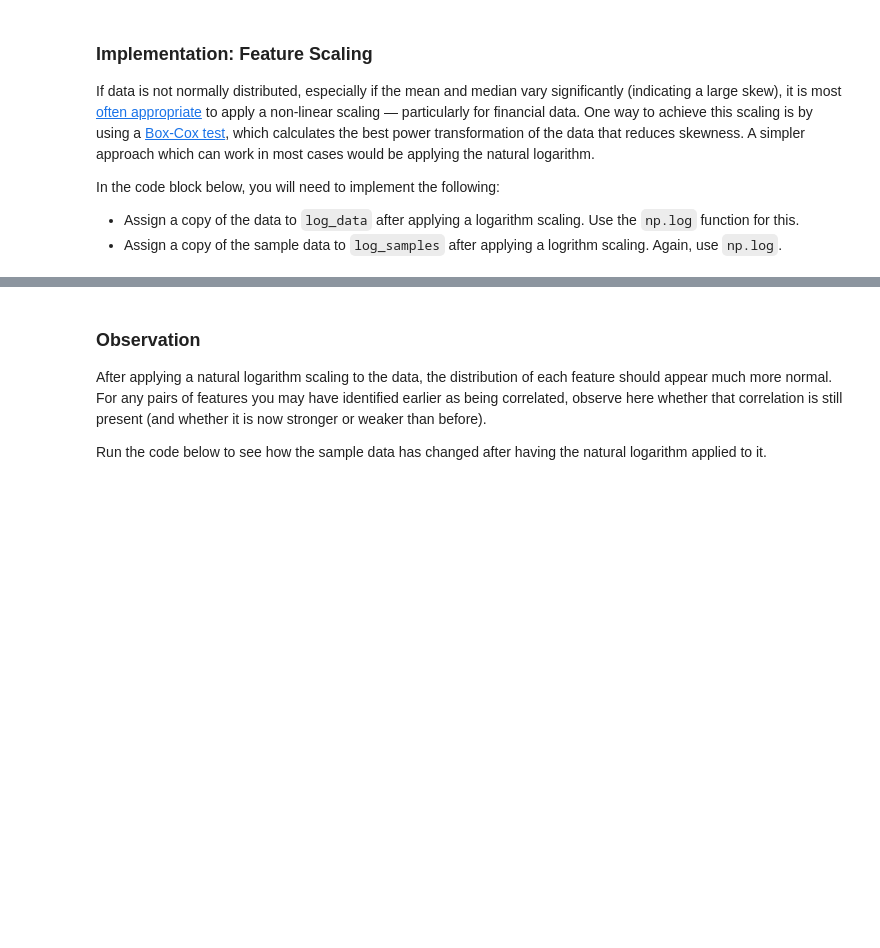
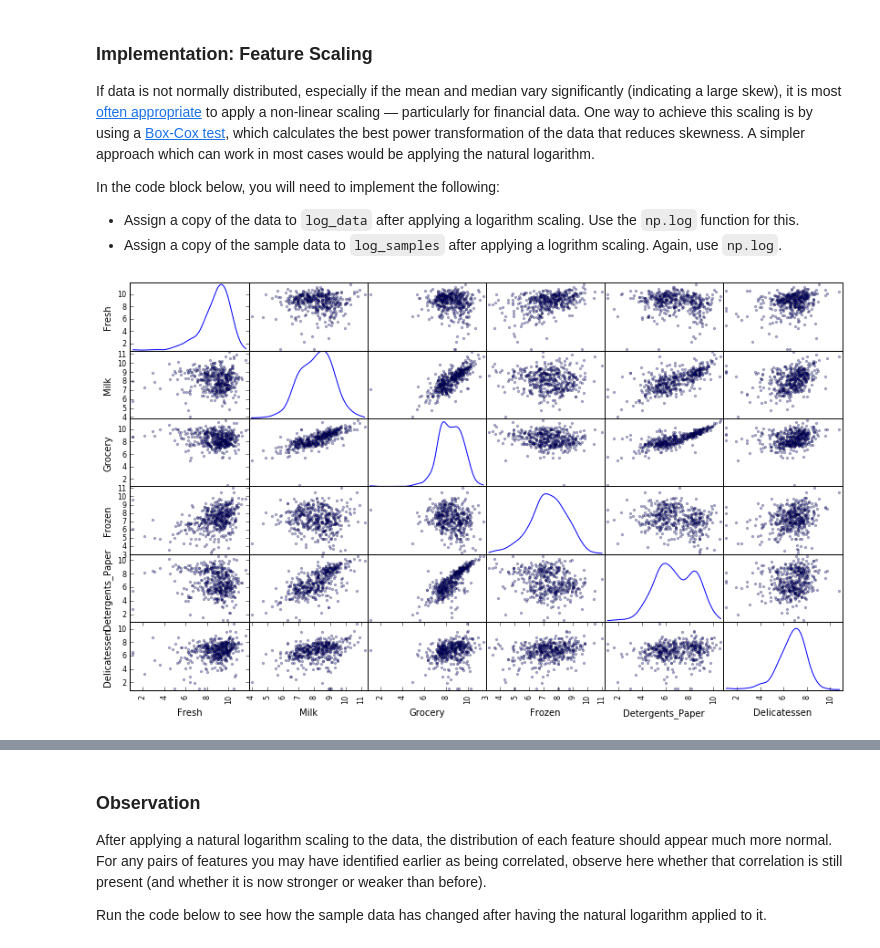
Before and after one commit to moritz112358/Creating_customer_segments, a Jupyter notebook: customer_segments.ipynb, the cells around one changed output, grey strips where cells are left out. Cells and saved outputs as stored; diff of their text form; code cells hidden in the pictures; blank space fills up the shorter version.

```diff
--- a/customer_segments.ipynb
+++ b/customer_segments.ipynb
@@ -170,10 +170,12 @@ In the code block below, you will need to implement the following:
  - Assign a copy of the sample data to `log_samples` after applying a logrithm scaling. Again, use `np.log`.
 # %%
 # TODO: Scale the data using the natural logarithm
-log_data = None
+log_data = np.log(data.copy())
 
 # TODO: Scale the sample data using the natural logarithm
-log_samples = None
+log_samples = np.log(samples.copy())
 
 # Produce a scatter matrix for each pair of newly-transformed features
 pd.scatter_matrix(log_data, alpha = 0.3, figsize = (14,8), diagonal = 'kde');
+# %% [output]
+[figure, added]
```
Also changed, not shown: parts of 29 cells of this notebook.
